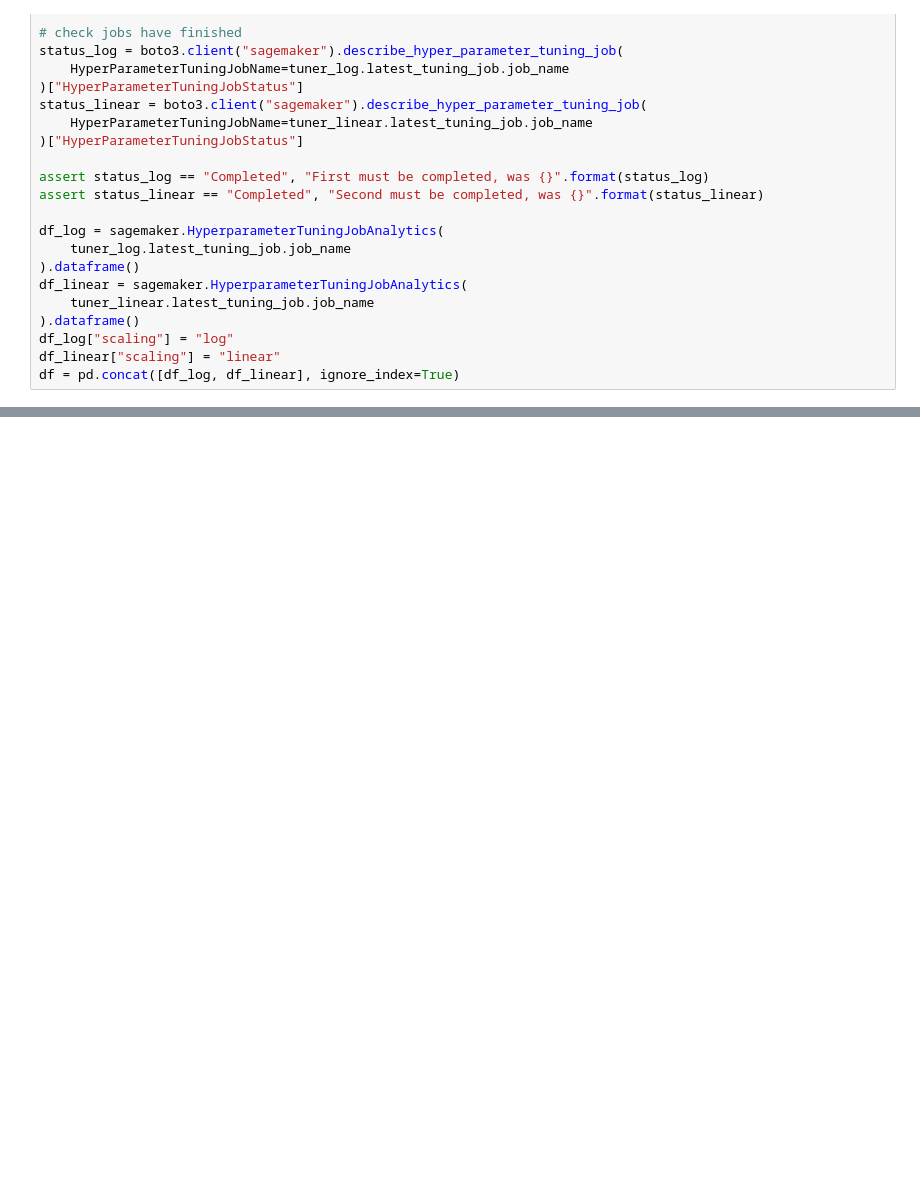
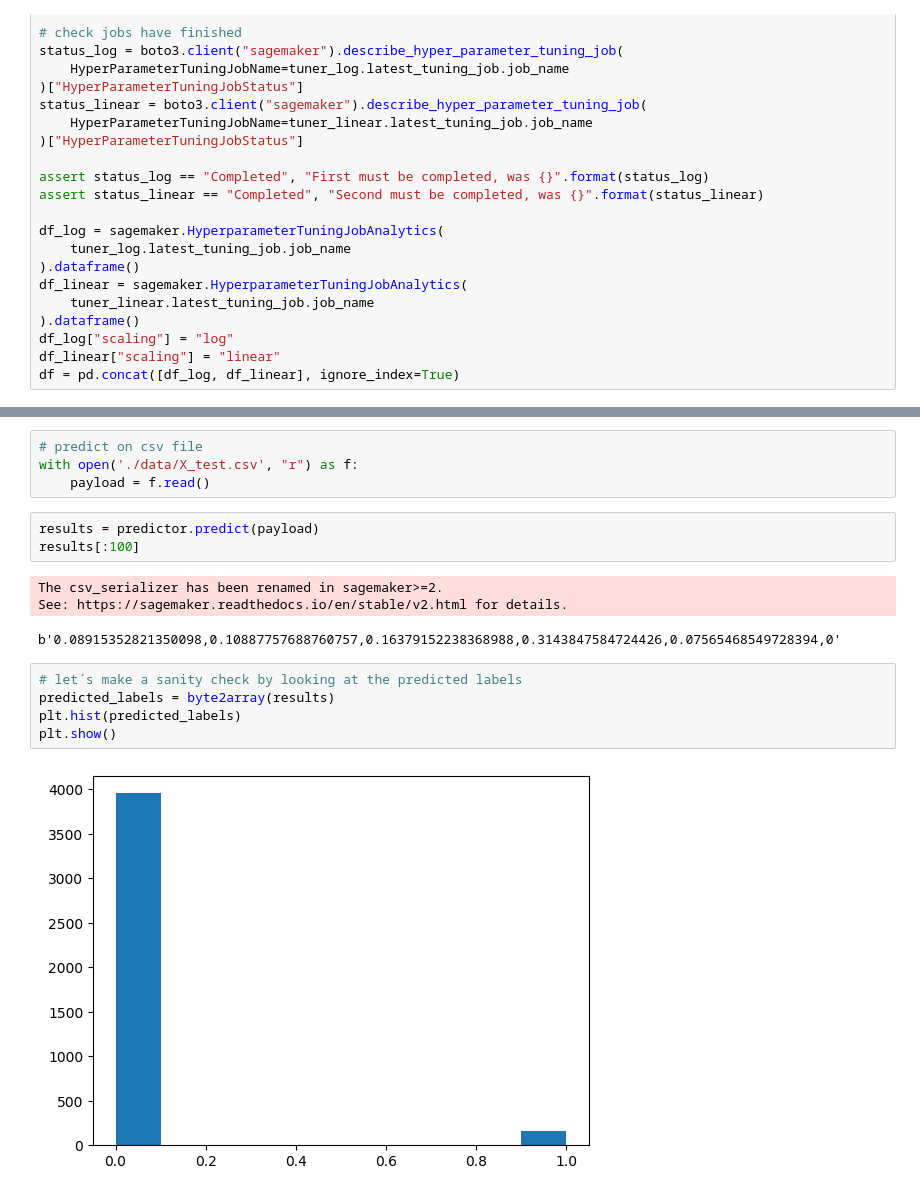
Before and after one commit to Sebastian1981/AWS_Sagemaker_Marketing_XGB_Classifier_Tuning, a Jupyter notebook: 01_xgb_tuning_job.ipynb, the cells around one changed output, grey strips where cells are left out. Saved outputs shown, nothing was run; the diff lists cells and outputs as text; blank space fills up the shorter version.

```diff
--- a/01_xgb_tuning_job.ipynb
+++ b/01_xgb_tuning_job.ipynb
@@ -435,0 +519,18 @@ plt.show()
+# %%
+# predict on csv file
+with open('./data/X_test.csv', "r") as f:
+    payload = f.read()
+# %%
+results = predictor.predict(payload)
+results[:100]
+# %% [output]
+The csv_serializer has been renamed in sagemaker>=2.
+See: https://sagemaker.readthedocs.io/en/stable/v2.html for details.
+b'0.08915352821350098,0.10887757688760757,0.16379152238368988,0.3143847584724426,0.07565468549728394,0'
+# %%
+# let´s make a sanity check by looking at the predicted labels
+predicted_labels = byte2array(results)
+plt.hist(predicted_labels)
+plt.show()
+# %% [output]
+[figure, added]
```
Also changed, not shown: parts of 24 cells of this notebook.
